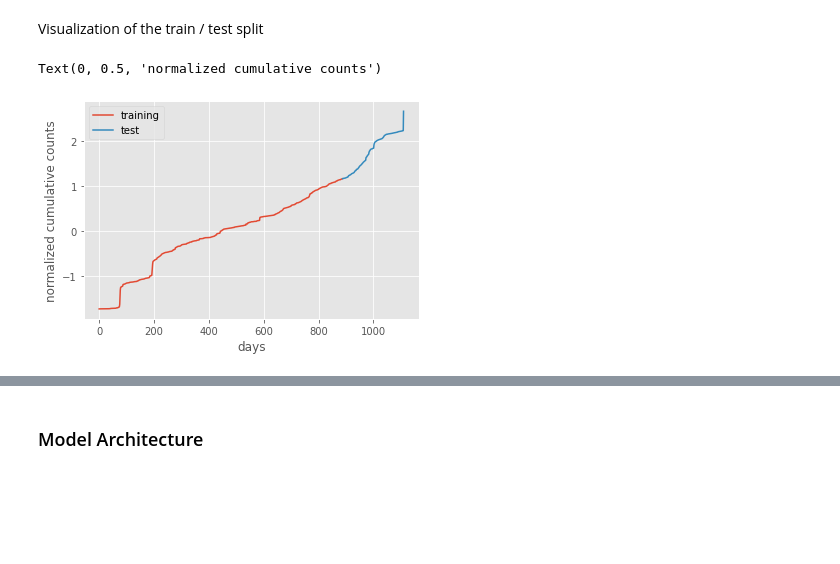
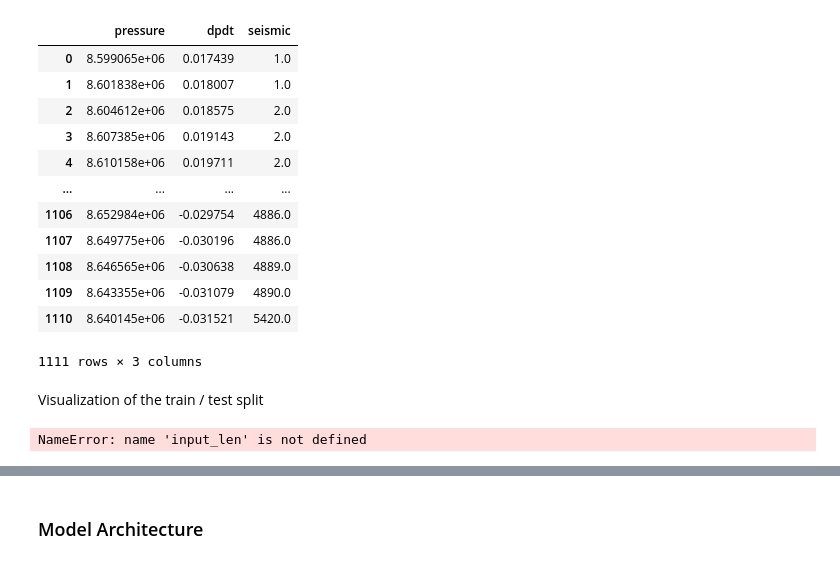
Before and after one commit to hanxiaokaka/Induced_seismic, a Jupyter notebook: notebooks/scinet/002. SCINet decatur.ipynb, the cells around one changed output, grey strips where cells are left out. Saved outputs shown, nothing was run; the diff lists cells and outputs as text; code cells hidden in the pictures; blank space fills up the shorter version.

```diff
--- a/notebooks/scinet/002. SCINet decatur.ipynb
+++ b/notebooks/scinet/002. SCINet decatur.ipynb
@@ -60,13 +143,30 @@ pressure_start = pressure.epoch.values[0]
 pressure_end = pressure.epoch.values[-1]
 t0 = max(seismic_start, pressure_start)
 t1 = min(seismic_end, pressure_end)
+# %%
+features[['pressure','dpdt','seismic']]
+# %% [output]
+|  | pressure | dpdt | seismic |
+| 0 | 8.599065e+06 | 0.017439 | 1.0 |
+| 1 | 8.601838e+06 | 0.018007 | 1.0 |
+| 2 | 8.604612e+06 | 0.018575 | 2.0 |
+| 3 | 8.607385e+06 | 0.019143 | 2.0 |
+| 4 | 8.610158e+06 | 0.019711 | 2.0 |
+| ... | ... | ... | ... |
+| 1106 | 8.652984e+06 | -0.029754 | 4886.0 |
+| 1107 | 8.649775e+06 | -0.030196 | 4886.0 |
+| 1108 | 8.646565e+06 | -0.030638 | 4889.0 |
+| 1109 | 8.643355e+06 | -0.031079 | 4890.0 |
+| 1110 | 8.640145e+06 | -0.031521 | 5420.0 |
+1111 rows × 3 columns
 # %% [markdown]
 Visualization of the train / test split
 # %%
 train_dset, test_dset, x_scaler, y_scaler = construct_time_series_dataset(
     features, target_vals,
     input_len, horizon, features.columns,
-    train_test_split=0.8, normalize_data=True
+    # train_test_split=0.8, normalize_data=True # try train_test_split=0.75
+    train_test_split=0.75, normalize_data=True
 )
 
 plt.figure()
@@ -76,8 +176,7 @@ plt.legend()
 plt.xlabel('days')
 plt.ylabel('normalized cumulative counts')
 # %% [output]
-Text(0, 0.5, 'normalized cumulative counts')
+NameError: name 'input_len' is not defined
-[figure, removed]
 # %%
 len(train_dset.X)
 # %% [output]
```
Also changed, not shown: parts of 24 cells of this notebook, 2 other files.
